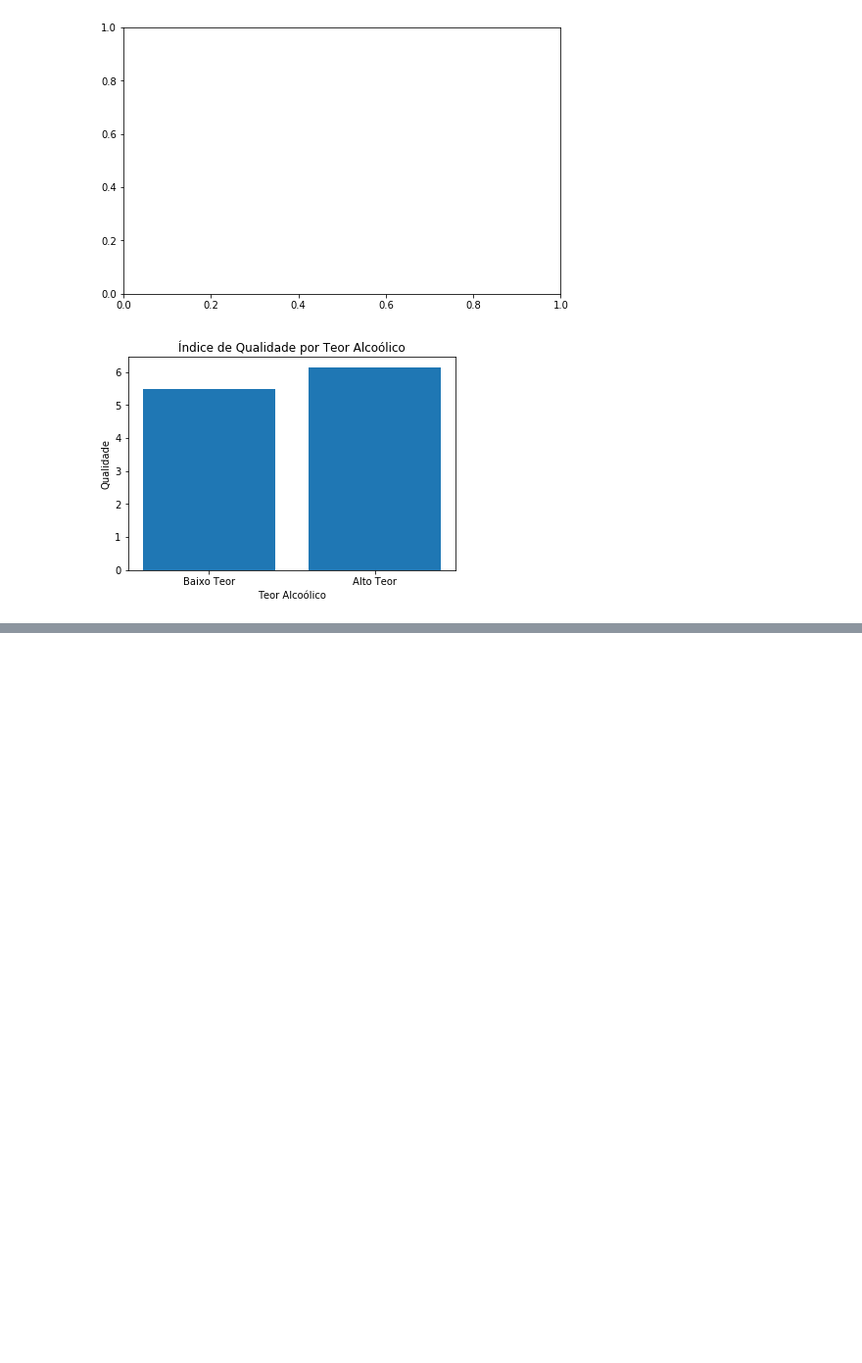
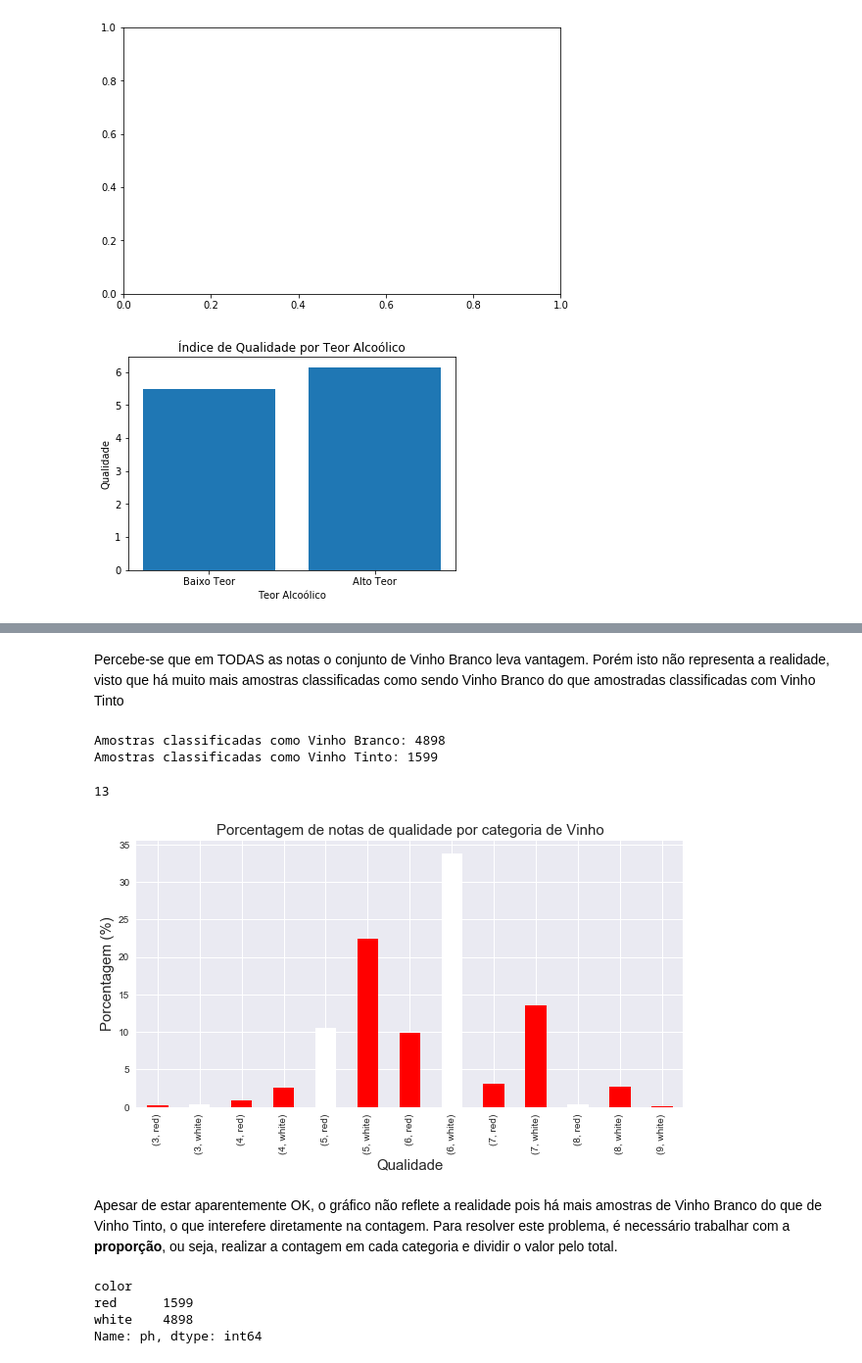
Before and after one commit to RobertoDelamora/data-science-academy, a Jupyter notebook: udacity/fundamentos-data-scientist-I/definitive-toolkit/EDA.ipynb, the cells around one changed output, grey strips where cells are left out. Shown at 98% size. Saved outputs shown, nothing was run; the diff lists cells and outputs as text; code cells hidden in the pictures; blank space fills up the shorter version.

```diff
--- a/udacity/fundamentos-data-scientist-I/definitive-toolkit/EDA.ipynb
+++ b/udacity/fundamentos-data-scientist-I/definitive-toolkit/EDA.ipynb
@@ -1451,0 +1541,8 @@ plt_bar_plot(locations, heights, labels, title, xlabel, ylabel)
+# %% [markdown]
+Percebe-se que em TODAS as notas o conjunto de Vinho Branco leva vantagem. Porém isto não representa a realidade, visto que há muito mais amostras classificadas como sendo Vinho Branco do que amostradas classificadas com Vinho Tinto
+# %%
+print('Amostras classificadas como Vinho Branco: {}'.format(df_wine.query('color == "white"').shape[0]))
+print('Amostras classificadas como Vinho Tinto: {}'.format(df_wine.query('color == "red"').shape[0]))
+# %% [output]
+Amostras classificadas como Vinho Branco: 4898
+Amostras classificadas como Vinho Tinto: 1599
@@ -1451,0 +1551,28 @@ plt_bar_plot(locations, heights, labels, title, xlabel, ylabel)
+# %%
+len(data)
+# %% [output]
+13
+# %%
+# Visualizando em formato gráfico
+colors = ['red', 'white']
+title = 'Porcentagem de notas de qualidade por categoria de Vinho'
+locations = [1, 2]
+data = 100 * df_wine.groupby(['quality', 'color']).count() / df_wine.shape[0]
+
+fig, ax = plt.subplots(figsize=(10, 5))
+ax = data['ph'].plot(kind='bar', color=colors)
+ax.set_title(title, fontsize=15)
+ax.set_xlabel('Qualidade', fontsize=15)
+ax.set_ylabel('Porcentagem (%)', fontsize=15)
+plt.show()
+# %% [output]
+[figure, added]
+# %% [markdown]
+Apesar de estar aparentemente OK, o gráfico não reflete a realidade pois há mais amostras de Vinho Branco do que de Vinho Tinto, o que interefere diretamente na contagem. Para resolver este problema, é necessário trabalhar com a <b>proporção</b>, ou seja, realizar a contagem em cada categoria e dividir o valor pelo total.
+# %%
+df_wine.groupby('color').count()['ph']
+# %% [output]
+color
+red      1599
+white    4898
+Name: ph, dtype: int64
```
Also changed, not shown: parts of 147 cells of this notebook, 2 other files.
